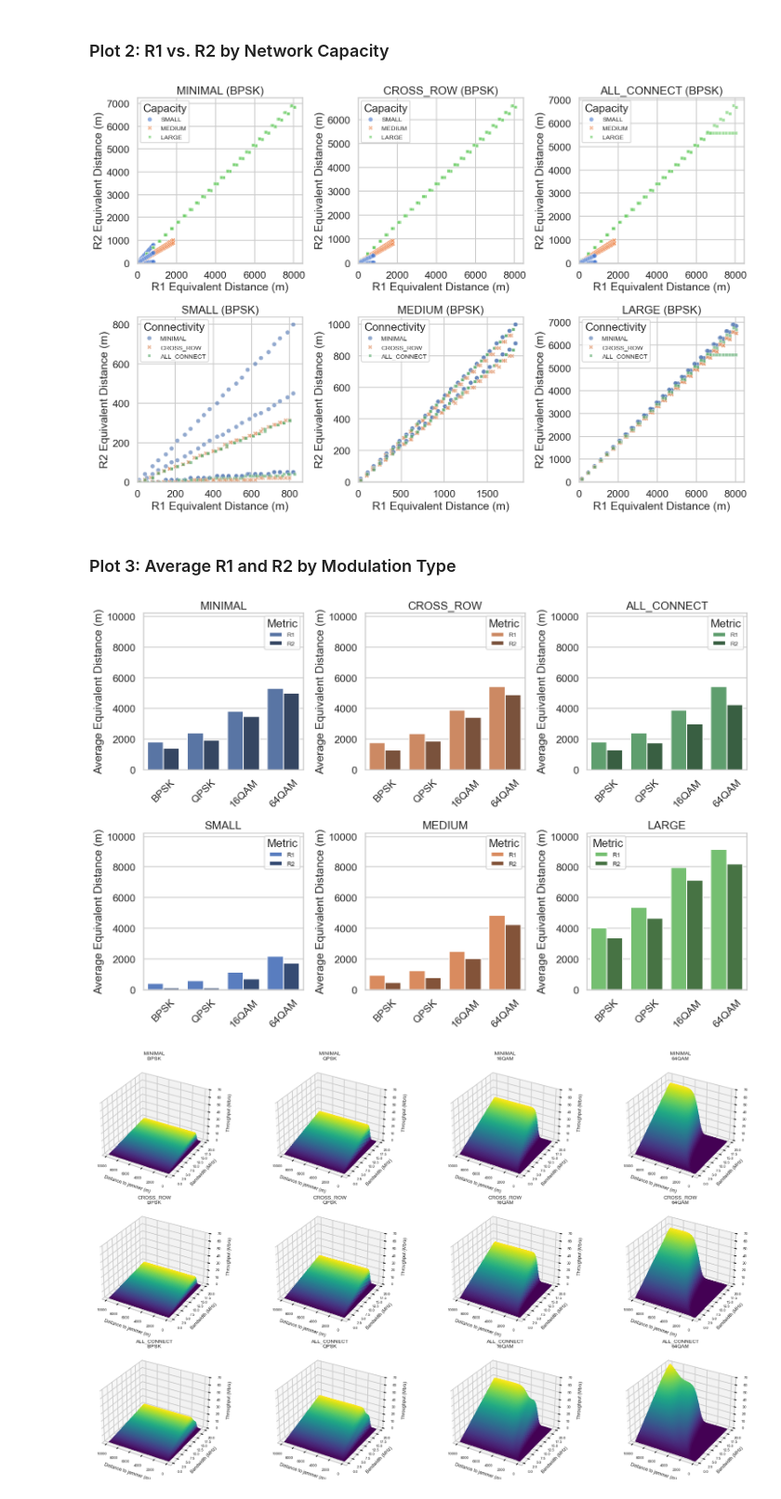
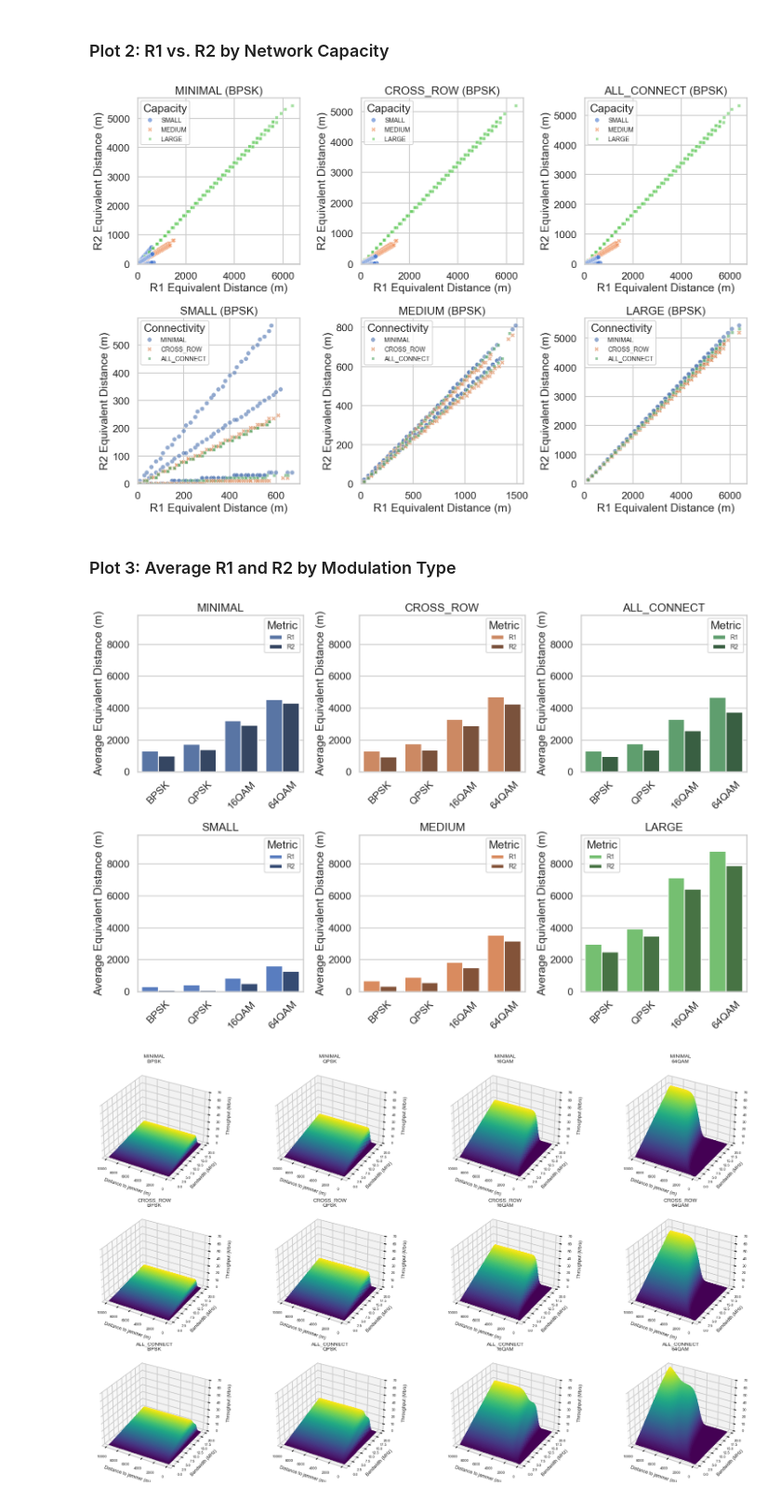
Before and after one commit to Sanexi/drone-network-ew-sim, a Jupyter notebook: analysis.ipynb, the cells around one changed output. Shown at 93% size. Saved outputs shown, nothing was run; the diff lists cells and outputs as text; code cells hidden in the pictures.

Commit message:
Fixed data analysis and new run data

```diff
--- a/analysis.ipynb
+++ b/analysis.ipynb
@@ -312,7 +312,7 @@ sns.set_style("whitegrid")
 sns.set_context("talk")
 
 # Load the dataset
-df = pd.read_csv('results/grid_summary_parallelv2.csv')
+df = pd.read_csv('results/grid_summary_parallelv3.csv')
 
 # Configuration for modulation (change to 'BPSK', 'QPSK', '16QAM', '64QAM', or 'THEORETICAL')
 MODULATION = 'BPSK'  # Change this to the desired modulation type
@@ -373,20 +373,12 @@ Name: count, Length: 225, dtype: int64
 ### Plot 1: R1 and R2 vs. Link Length by Network Capacity and Connectivity
 # %%
 # Prepare data for line plots by averaging across EW_JAMMER_ACTUAL_BW_AREA
-plot1_data = df.groupby(['LINK_LENGTH_METERS', 'relay_connectivity_config', 'network_capacity_type'])[[r1_col, r2_col]].mean().reset_index()
+for col in [r1_col, r2_col]:
+    df[col] = pd.to_numeric(df[col], errors='coerce')
 
-# Create all possible combinations of LINK_LENGTH_METERS, relay_connectivity_config, and network_capacity_type
-all_combinations = pd.DataFrame(
-    list(itertools.product(link_lengths, connectivity_configs, network_capacities)),
-    columns=['LINK_LENGTH_METERS', 'relay_connectivity_config', 'network_capacity_type']
-)
-
-# Merge with plot1_data to ensure all combinations are included
-plot1_data = all_combinations.merge(
-    plot1_data,
-    on=['LINK_LENGTH_METERS', 'relay_connectivity_config', 'network_capacity_type'],
-    how='left'
-)
+plot1_data = df.groupby(
+    ['LINK_LENGTH_METERS', 'relay_connectivity_config', 'network_capacity_type']
+)[[r1_col, r2_col]].mean().reset_index()
 
 # Debugging: Check for missing data
 print("Grouped data shape:", plot1_data.shape)
@@ -520,12 +523,19 @@ for i, cap in enumerate(network_capacities, 1):
 plt.tight_layout()
 plt.show()
 # %% [output]
-[figure, old version]
+[figure, new version]
 # %% [markdown]
 ### Plot 3: Average R1 and R2 by Modulation Type
 # %%
 modulations = ['BPSK', 'QPSK', '16QAM', '64QAM']
 plt.figure(figsize=(15, 10))
+
+# --- Clean R1/R2 columns for all modulations ---
+for mod in modulations:
+    for col in [f'r1_{mod.lower()}_m', f'r2_{mod.lower()}_m']:
+        if col in df.columns:
+            # Replace "ERROR" with NaN, then convert to numeric
+            df[col] = pd.to_numeric(df[col].replace("ERROR", np.nan), errors='coerce')
 
 # Prepare data for bar plot
 bar_data = []
@@ -533,10 +543,15 @@ for mod in modulations:
     temp_df = df if mod != 'THEORETICAL' else df[df['num_disconnected_susceptible_links'] >= 1]
     for config in connectivity_configs:
         for cap in network_capacities:
-            subset = temp_df[(temp_df['relay_connectivity_config'] == config) &
-                            (temp_df['network_capacity_type'] == cap)]
-            r1_mean = subset[f'r1_{mod.lower()}_m'].mean()
-            r2_mean = subset[f'r2_{mod.lower()}_m'].mean()
+            subset = temp_df[
+                (temp_df['relay_connectivity_config'] == config) &
+                (temp_df['network_capacity_type'] == cap)
+            ]
+            # Defensive: ensure columns are numeric
+            r1_col = f'r1_{mod.lower()}_m'
+            r2_col = f'r2_{mod.lower()}_m'
+            r1_mean = pd.to_numeric(subset[r1_col], errors='coerce').mean() if r1_col in subset.columns else np.nan
+            r2_mean = pd.to_numeric(subset[r2_col], errors='coerce').mean() if r2_col in subset.columns else np.nan
             bar_data.append({
                 'Modulation': mod,
                 'Connectivity': config,
@@ -573,34 +588,34 @@ for i, config in enumerate(connectivity_configs, 1):
     plt.title(f'{config}')
     plt.gca().set_xlabel('')
     plt.ylabel('Average Equivalent Distance (m)')
     plt.xticks(rotation=45)
     plt.legend(title='Metric', fontsize=10)
     plt.ylim(0, y_max)  # Fixed y-axis
 
 # Second row: Subplots for each network_capacity_type
 for i, cap in enumerate(network_capacities, 1):
     plt.subplot(2, 3, i + 3)
     subset = bar_df[bar_df['Capacity'] == cap]
     sns.barplot(
         data=subset,
         x='Modulation',
         y='Distance',
         hue='Metric',
         palette={'R1': capacity_color_map[cap], 'R2': tuple(x * 0.6 for x in capacity_color_map[cap])},
         dodge=True,
         errorbar=None  # Remove error bars
     )
     plt.title(f'{cap}')
     plt.gca().set_xlabel('')
     plt.ylabel('Average Equivalent Distance (m)')
     plt.xticks(rotation=45)
     plt.legend(title='Metric', fontsize=10)
     plt.ylim(0, y_max)  # Fixed y-axis
 
 plt.tight_layout()
 plt.show()
 # %% [output]
-[figure, old version]
+[figure, new version]
 # %%
 MAX_PTS = 3000          # upper limit per surface ─ adjust to taste
 Z_MAX_MBPS = 70          # ← target upper limit
```
Also changed, not shown: parts of 2 cells of this notebook, 2 other files.
